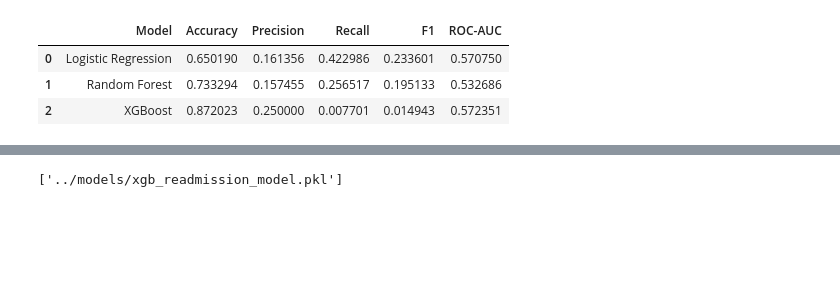
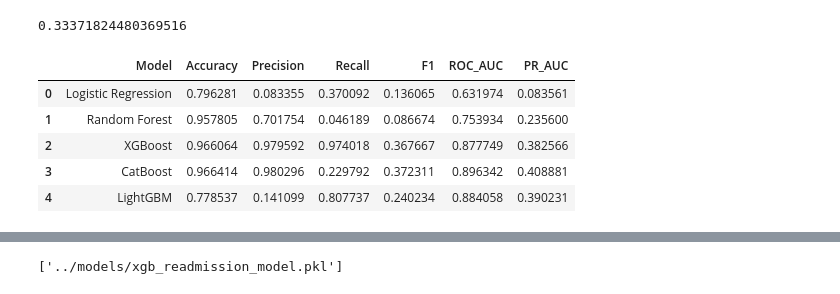
Before and after one commit to AnotherMale/clinical-outcome-prediction, a Jupyter notebook: notebooks/modelTraining.ipynb, the cells around one changed output, grey strips where cells are left out. Cells and saved outputs as stored; diff of their text form; code cells hidden in the pictures; blank space fills up the shorter version.

```diff
--- a/notebooks/modelTraining.ipynb
+++ b/notebooks/modelTraining.ipynb
@@ -147,0 +294,23 @@ y_prob_xgb = xgb_pipeline.predict_proba(X_test)[:, 1]
+# %%
+eval_df = pd.DataFrame({
+    "y_true": y_test,
+    "risk": y_prob_xgb
+})
+
+eval_df = eval_df.sort_values(
+    "risk",
+    ascending=False
+)
+
+top_5_pct = int(len(eval_df) * 0.05)
+
+captured = (
+    eval_df.head(top_5_pct)["y_true"]
+    .sum()
+)
+
+total_events = eval_df["y_true"].sum()
+
+print(captured / total_events)
+# %% [output]
+0.33371824480369516
@@ -148,46 +371,68 @@ y_prob_xgb = xgb_pipeline.predict_proba(X_test)[:, 1]
 # %%
 results = pd.DataFrame({
     "Model": [
         "Logistic Regression",
         "Random Forest",
-        "XGBoost"
+        "XGBoost",
+        "CatBoost",
+        "LightGBM"
     ],
     "Accuracy": [
         accuracy_score(y_test, y_pred_log),
         accuracy_score(y_test, y_pred_rf),
-        accuracy_score(y_test, y_pred_xgb)
+        #accuracy_score(y_test, y_pred_xgb)
+        xgb_accuracy,
+        accuracy_score(y_test, y_pred_cat),
+        accuracy_score(y_test, y_pred_lgbm)
     ],
     "Precision": [
         precision_score(y_test, y_pred_log),
         precision_score(y_test, y_pred_rf),
-        precision_score(y_test, y_pred_xgb)
-
+        #precision_score(y_test, y_pred_xgb)
+        xgb_precision,
+        precision_score(y_test, y_pred_cat),
+        precision_score(y_test, y_pred_lgbm)
     ],
     "Recall": [
         recall_score(y_test, y_pred_log),
         recall_score(y_test, y_pred_rf),
-        recall_score(y_test, y_pred_xgb)
-
+        #recall_score(y_test, y_pred_xgb)
+        xgb_recall,
+        recall_score(y_test, y_pred_cat),
+        recall_score(y_test, y_pred_lgbm)
     ],
     "F1": [
         f1_score(y_test, y_pred_log),
         f1_score(y_test, y_pred_rf),
-        f1_score(y_test, y_pred_xgb)
-
+        #f1_score(y_test, y_pred_xgb)
+        xgb_f1,
+        f1_score(y_test, y_pred_cat),
+        f1_score(y_test, y_pred_lgbm)
     ],
-    "ROC-AUC": [
+    "ROC_AUC": [
         roc_auc_score(y_test, y_prob_log),
         roc_auc_score(y_test, y_prob_rf),
-        roc_auc_score(y_test, y_prob_xgb)
+        roc_auc_score(y_test, y_prob_xgb),
+        roc_auc_score(y_test, y_prob_cat),
+        roc_auc_score(y_test, y_prob_lgbm)
+    ],
+    "PR_AUC": [
+        average_precision_score(y_test, y_prob_log),
+        average_precision_score(y_test, y_prob_rf),
+        average_precision_score(y_test, y_prob_xgb),
+        average_precision_score(y_test, y_prob_cat),
+        average_precision_score(y_test, y_prob_lgbm)
     ]
 })
 
 results
 # %% [output]
-|  | Model | Accuracy | Precision | Recall | F1 | ROC-AUC |
-| 0 | Logistic Regression | 0.650190 | 0.161356 | 0.422986 | 0.233601 | 0.570750 |
-| 1 | Random Forest | 0.733294 | 0.157455 | 0.256517 | 0.195133 | 0.532686 |
-| 2 | XGBoost | 0.872023 | 0.250000 | 0.007701 | 0.014943 | 0.572351 |
+|  | Model | Accuracy | Precision | Recall | F1 | ROC_AUC | PR_AUC |
+| 0 | Logistic Regression | 0.796281 | 0.083355 | 0.370092 | 0.136065 | 0.631974 | 0.083561 |
+| 1 | Random Forest | 0.957805 | 0.701754 | 0.046189 | 0.086674 | 0.753934 | 0.235600 |
+| 2 | XGBoost | 0.966064 | 0.979592 | 0.974018 | 0.367667 | 0.877749 | 0.382566 |
+| 3 | CatBoost | 0.966414 | 0.980296 | 0.229792 | 0.372311 | 0.896342 | 0.408881 |
+| 4 | LightGBM | 0.778537 | 0.141099 | 0.807737 | 0.240234 | 0.884058 | 0.390231 |
 # %%
 ConfusionMatrixDisplay.from_predictions(
     y_test,
```
Also changed, not shown: parts of 11 cells of this notebook, 12 other files.
